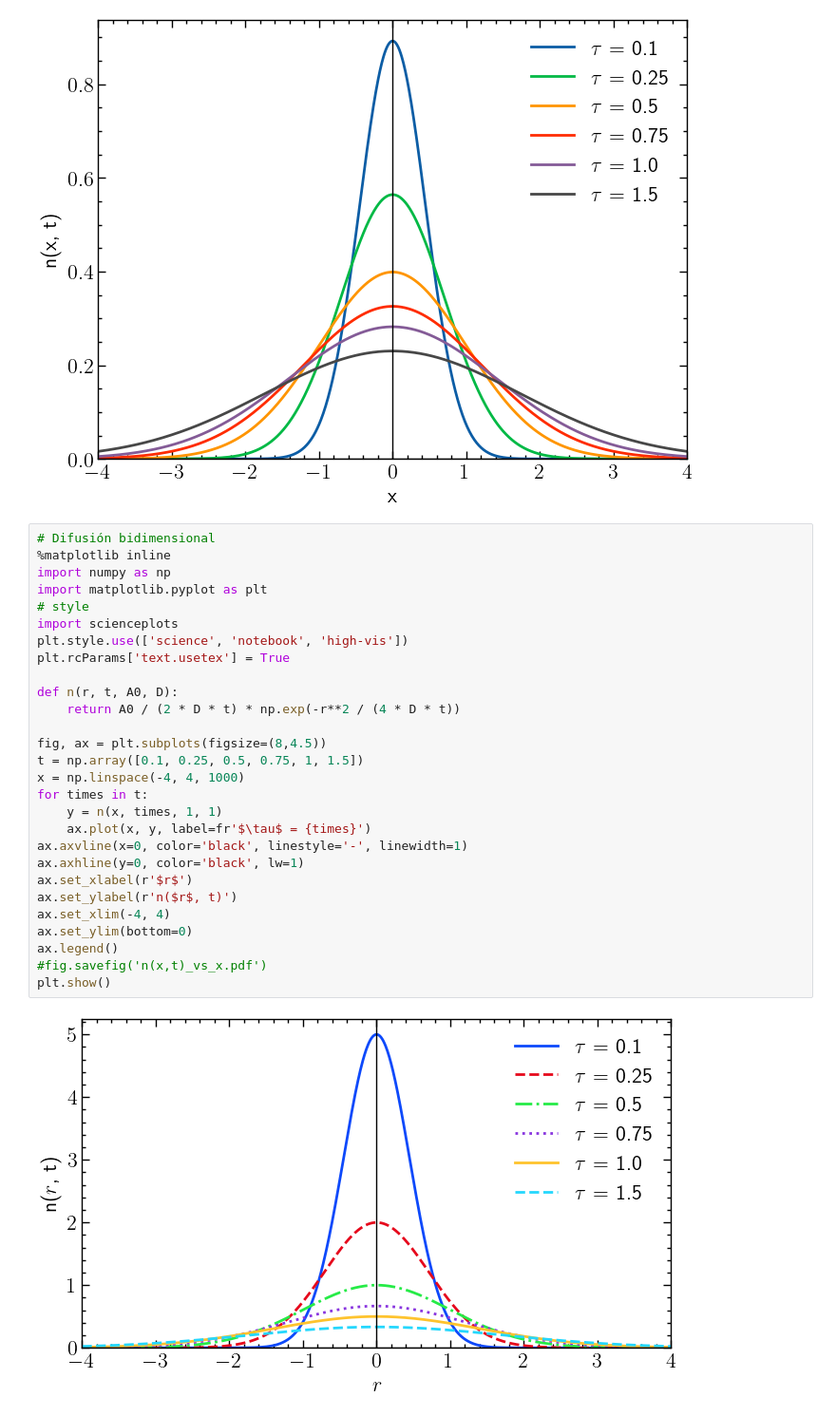
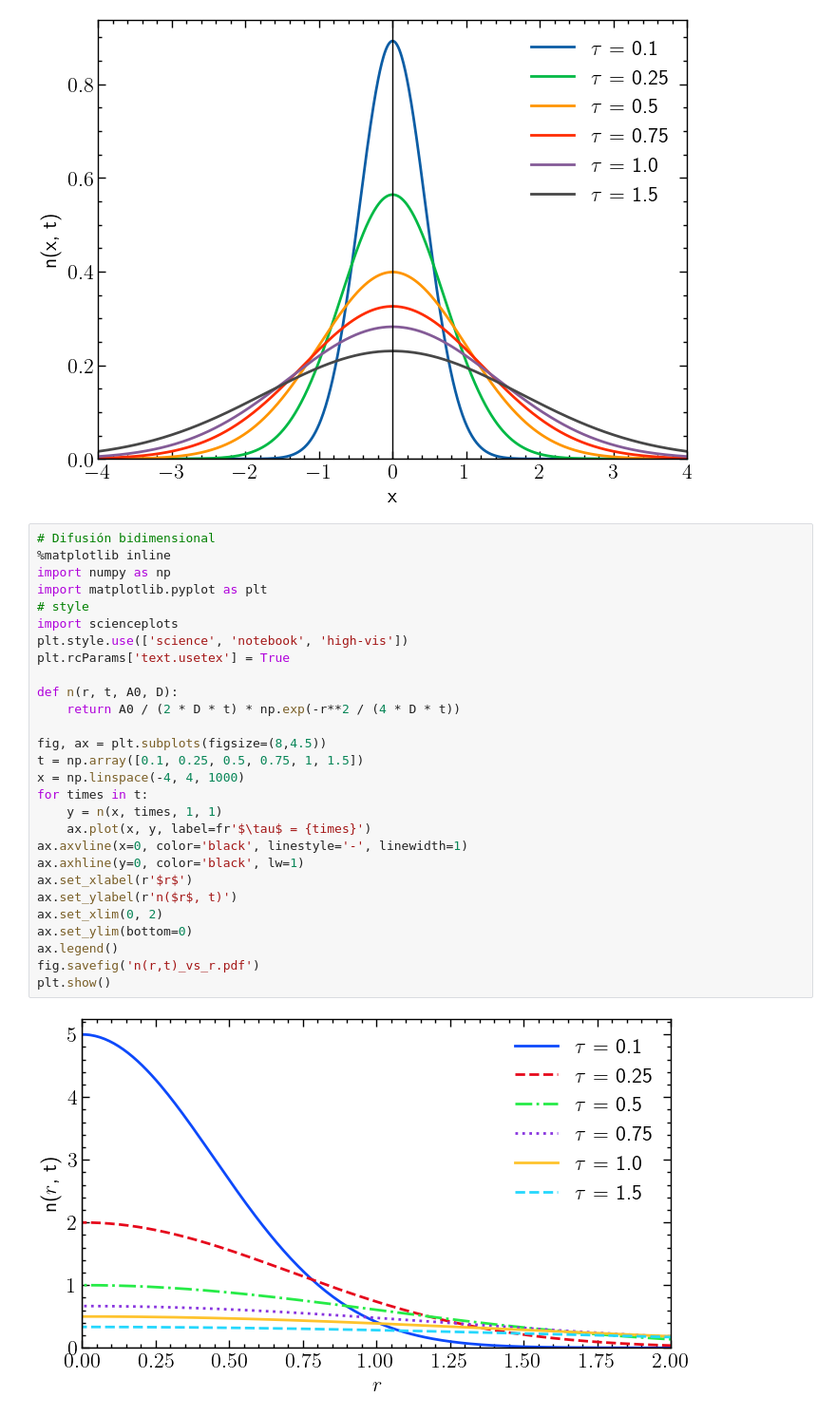
Before and after one commit to PinzonHarker/IntInvestigacionExperimental, a Jupyter notebook: proyecto.ipynb, the cells around one changed output. Shown at 95% size. Cells and saved outputs as stored; diff of their text form.

```diff
--- a/proyecto.ipynb
+++ b/proyecto.ipynb
@@ -33,30 +33,30 @@ plt.show()
 # %%
 # Difusión bidimensional
 %matplotlib inline
 import numpy as np
 import matplotlib.pyplot as plt
 # style
 import scienceplots
 plt.style.use(['science', 'notebook', 'high-vis'])
 plt.rcParams['text.usetex'] = True
 
 def n(r, t, A0, D):
     return A0 / (2 * D * t) * np.exp(-r**2 / (4 * D * t))
 
 fig, ax = plt.subplots(figsize=(8,4.5))
 t = np.array([0.1, 0.25, 0.5, 0.75, 1, 1.5])
 x = np.linspace(-4, 4, 1000)
 for times in t:
     y = n(x, times, 1, 1)
     ax.plot(x, y, label=fr'$\tau$ = {times}')
 ax.axvline(x=0, color='black', linestyle='-', linewidth=1)
 ax.axhline(y=0, color='black', lw=1)
 ax.set_xlabel(r'$r$')
 ax.set_ylabel(r'n($r$, t)')
-ax.set_xlim(-4, 4)
+ax.set_xlim(0, 2)
 ax.set_ylim(bottom=0)
 ax.legend()
-#fig.savefig('n(x,t)_vs_x.pdf')
+fig.savefig('n(r,t)_vs_r.pdf')
 plt.show()
 # %% [output]
-[figure, old version]
+[figure, new version]
```
Also changed, not shown: 21 other files.
